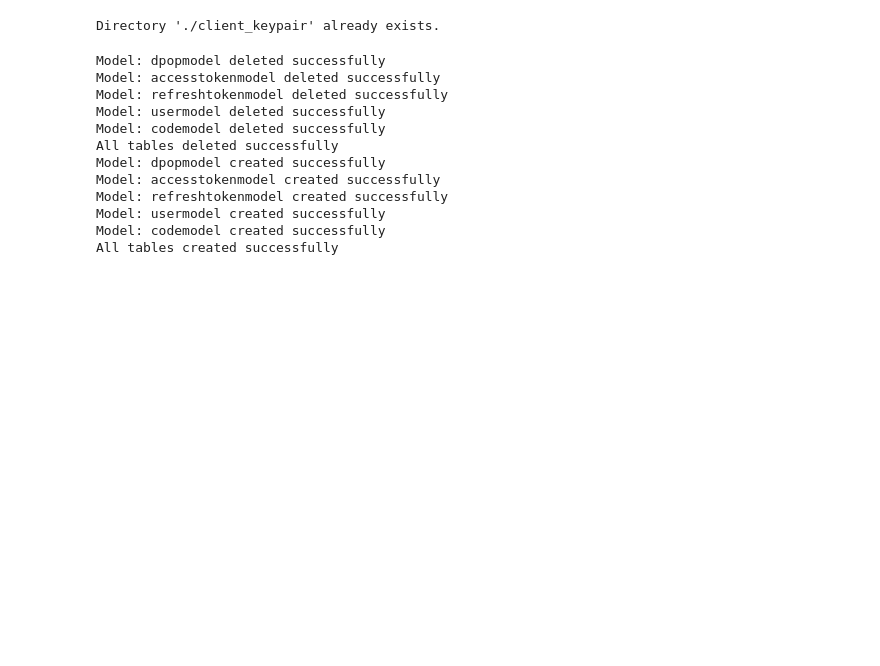
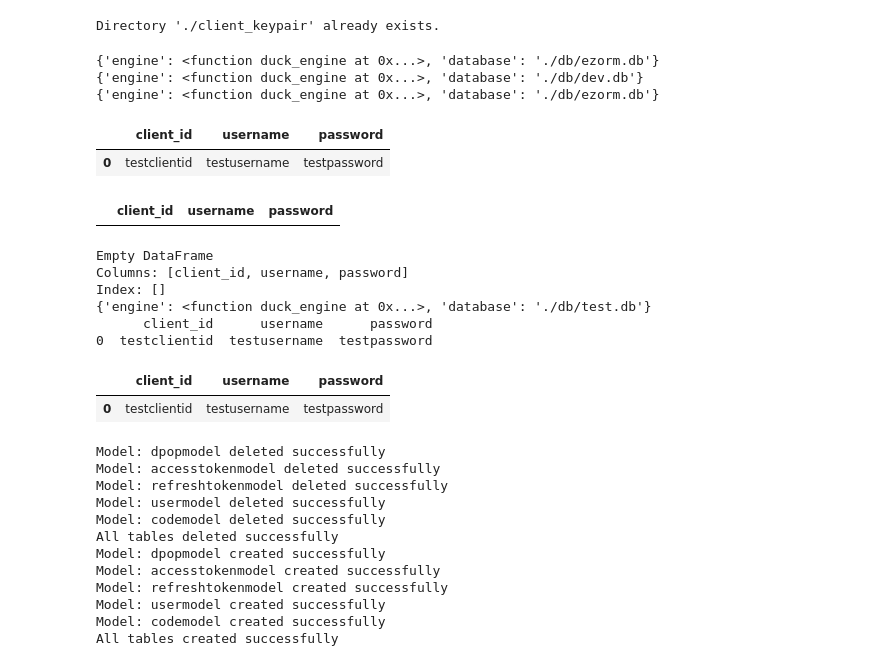
Before and after one commit to datanooblol/fun-with-dpop, a Jupyter notebook: refactoring.ipynb, the cells around one changed output. Saved outputs shown, nothing was run; the diff lists cells and outputs as text; code cells hidden in the pictures; blank space fills up the shorter version.

```diff
--- a/refactoring.ipynb
+++ b/refactoring.ipynb
@@ -43,3 +48,40 @@ from package.ezorm.crud import Create, Read, Update, Delete
+# %%
+print(settings)
+with settings.context(database='./db/dev.db'):
+    print(settings)
+print(settings)
+# %% [output]
+{'engine': <function duck_engine at 0x...>, 'database': './db/ezorm.db'}
+{'engine': <function duck_engine at 0x...>, 'database': './db/dev.db'}
+{'engine': <function duck_engine at 0x...>, 'database': './db/ezorm.db'}
+# %%
+Read(UserModel())
+# %% [output]
+|  | client_id | username | password |
+| 0 | testclientid | testusername | testpassword |
+# %%
+Read(UserModel())
+# %% [output]
+|  | client_id | username | password |
+# %%
+print(Read(UserModel()))
+with settings.context(database='./db/test.db'):
+    print(settings)
+    print(Read(UserModel()))
+    _ = Read(UserModel())
+# print(settings)
+# %% [output]
+Empty DataFrame
+Columns: [client_id, username, password]
+Index: []
+{'engine': <function duck_engine at 0x...>, 'database': './db/test.db'}
+      client_id      username      password
+0  testclientid  testusername  testpassword
+# %%
+_
+# %% [output]
+|  | client_id | username | password |
+| 0 | testclientid | testusername | testpassword |
 # %%
 tables = [DPoPModel, AccessTokenModel, RefreshTokenModel, UserModel, CodeModel]
 delete_tables(tables)
```
Also changed, not shown: parts of 10 cells of this notebook, 31 other files.
